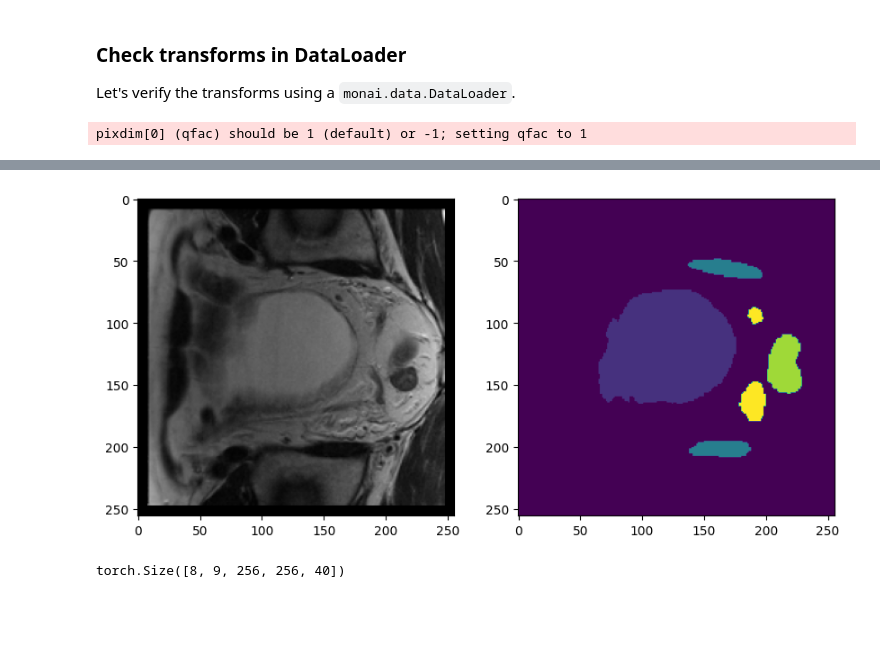
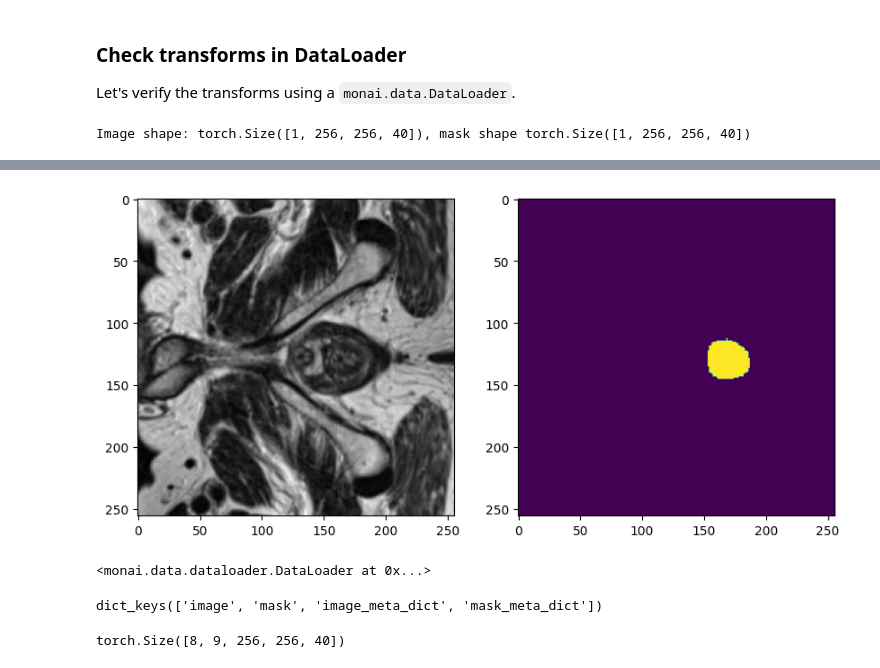
Before and after one commit to R-icntay/ml_cw2, a Jupyter notebook: multi_task_learning/unet_pg.ipynb, the cells around one changed output, grey strips where cells are left out. Cells and saved outputs as stored; diff of their text form; code cells hidden in the pictures; blank space fills up the shorter version.

```diff
--- a/multi_task_learning/unet_pg.ipynb
+++ b/multi_task_learning/unet_pg.ipynb
@@ -1224,7 +1224,7 @@ train_transforms = Compose(
             prob = 1.0,
             spatial_size = (256, 256, 40), # Output size of the image [height, width, depth]
             #rotate_range = (np.pi / 36, np.pi / 36, np.pi / 36), # Rotation range
-            #scale_range = (0.0, 0.0, 0.0), # Scaling range
+            scale_range = (0.2, 0.2, 0.2), # Scaling range
             padding_mode="zeros", # This means that the image will be padded with zeros
         )
 
@@ -1267,9 +1267,9 @@ def visualize(image, mask, index):
     plt.show()
 check_ds = Dataset(data = val_files, transform = train_transforms)
 check_dl = DataLoader(check_ds, batch_size = 8, num_workers = 0)
-check_data = first(check_dl)
+check_data = next(iter(check_dl)) #first(check_dl)
 image, mask = (check_data["image"][0], check_data["mask"][0])
 print(f"Image shape: {image.shape}, mask shape {mask.shape}")
-visualize(image, mask, 35)
+visualize(image, mask, 10)
 # %% [output]
-pixdim[0] (qfac) should be 1 (default) or -1; setting qfac to 1
+Image shape: torch.Size([1, 256, 256, 40]), mask shape torch.Size([1, 256, 256, 40])
@@ -1278,4 +1276,14 @@ Image shape: torch.Size([1, 256, 256, 40]), mask shape torch.Size([1, 256, 256,
-[figure, old version]
+[figure, new version]
+# %%
+check_dl
+# %% [output]
+<monai.data.dataloader.DataLoader at 0x...>
+# %%
+# Choose a batch from the dataloader
+batch_data = next(iter(check_dl))
+batch_data.keys()
+# %% [output]
+dict_keys(['image', 'mask', 'image_meta_dict', 'mask_meta_dict'])
 # %%
 # Test if 3d U-Net works
 device = torch.device("cuda" if torch.cuda.is_available() else "cpu")
```
Also changed, not shown: parts of 1 cell of this notebook.
